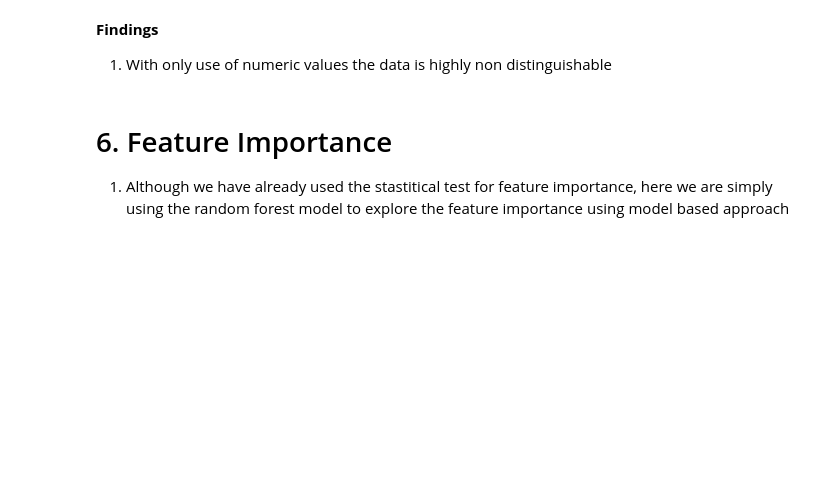
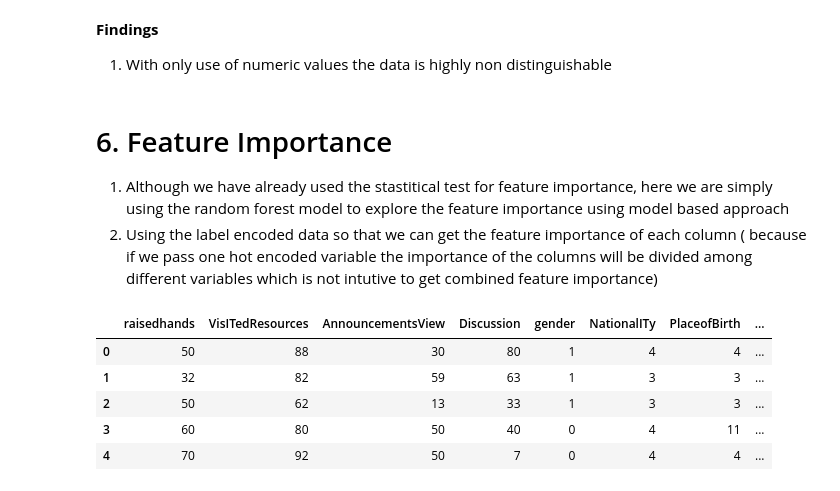
Before and after one commit to himanshudce/ML, a Jupyter notebook: EDA.ipynb, the cells around one changed output. Saved outputs shown, nothing was run; the diff lists cells and outputs as text; code cells hidden in the pictures; blank space fills up the shorter version.

```diff
--- a/EDA.ipynb
+++ b/EDA.ipynb
@@ -354,3 +357,15 @@ plt.show()
 # 6. Feature Importance
 
 1. Although we have already used the stastitical test for feature importance, here we are simply using the random forest model to explore the feature importance using model based approach
+2. Using the label encoded data so that we can get the feature importance of each column ( because if we pass one hot encoded variable the importance of the columns will be divided among different variables which is not intutive to get combined feature importance)
+# %%
+#reading original label encoded data from the main file
+df = pd.read_csv("Data/transformed/train_org_lb.csv")
+df.head()
+# %% [output]
+|  | raisedhands | VisITedResources | AnnouncementsView | Discussion | gender | NationalITy | PlaceofBirth | ... |
+| 0 | 50 | 88 | 30 | 80 | 1 | 4 | 4 | ... |
+| 1 | 32 | 82 | 59 | 63 | 1 | 3 | 3 | ... |
+| 2 | 50 | 62 | 13 | 33 | 1 | 3 | 3 | ... |
+| 3 | 60 | 80 | 50 | 40 | 0 | 4 | 11 | ... |
+| 4 | 70 | 92 | 50 | 7 | 0 | 4 | 4 | ... |
```
Also changed, not shown: parts of 8 cells of this notebook, 1 other file.
